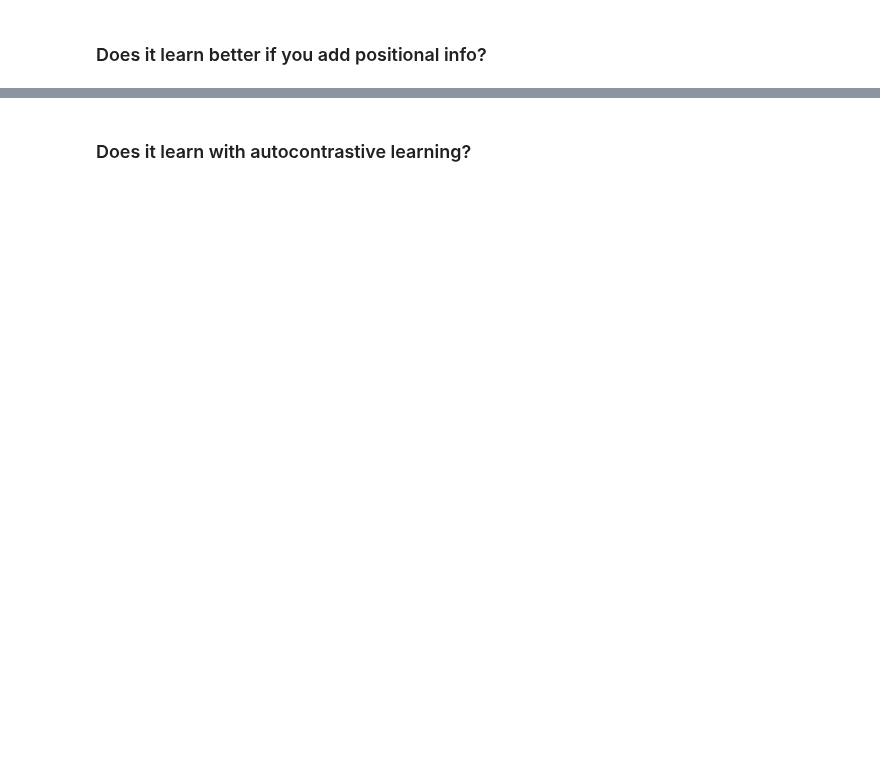
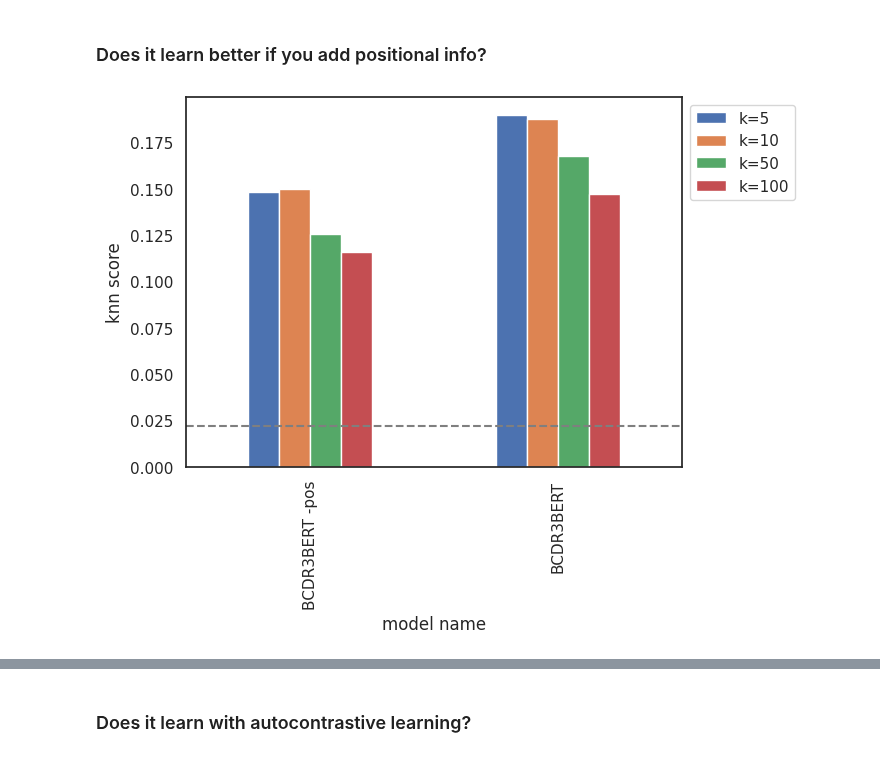
Before and after one commit to yutanagano/tcrlm, a Jupyter notebook: notebooks/model_comparison_beta.ipynb, the cells around one changed output, grey strips where cells are left out. Drawn from its saved outputs; the diff is of its cells as text; code cells hidden in the pictures; blank space fills up the shorter version.

```diff
--- a/notebooks/model_comparison_beta.ipynb
+++ b/notebooks/model_comparison_beta.ipynb
@@ -69,2 +50,11 @@ knn_scores
 # %% [markdown]
 ### Does it learn better if you add positional info?
+# %%
+embedding_info = knn_scores.loc[['BCDR3BERT -pos', 'BCDR3BERT']]
+embedding_info_plot = embedding_info.plot(kind='bar')
+plt.ylabel('knn score')
+plt.xlabel('model name')
+plt.axhline(1/46, color='tab:grey', linestyle='dashed')
+seaborn.move_legend(embedding_info_plot, 'upper left', bbox_to_anchor=(1, 1))
+# %% [output]
+[figure, added]
```
Also changed, not shown: parts of 15 cells of this notebook, 3 other files.
